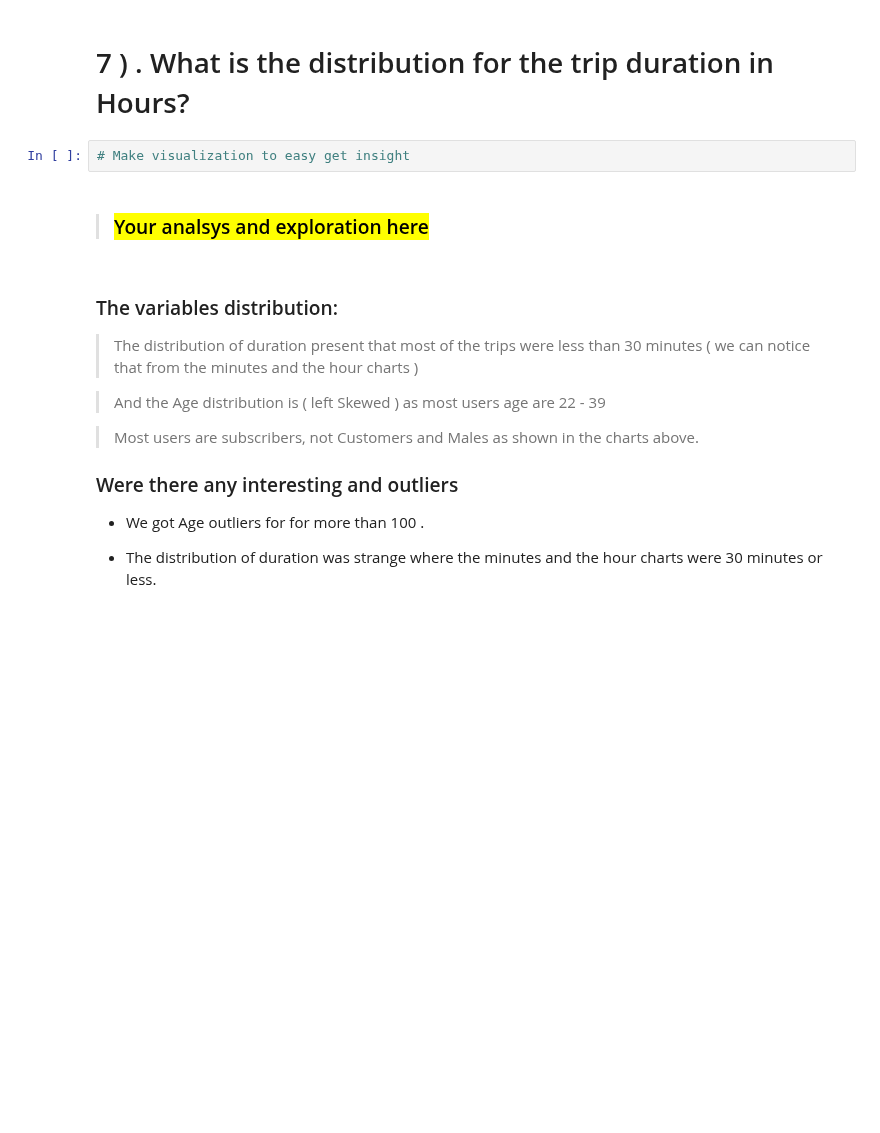
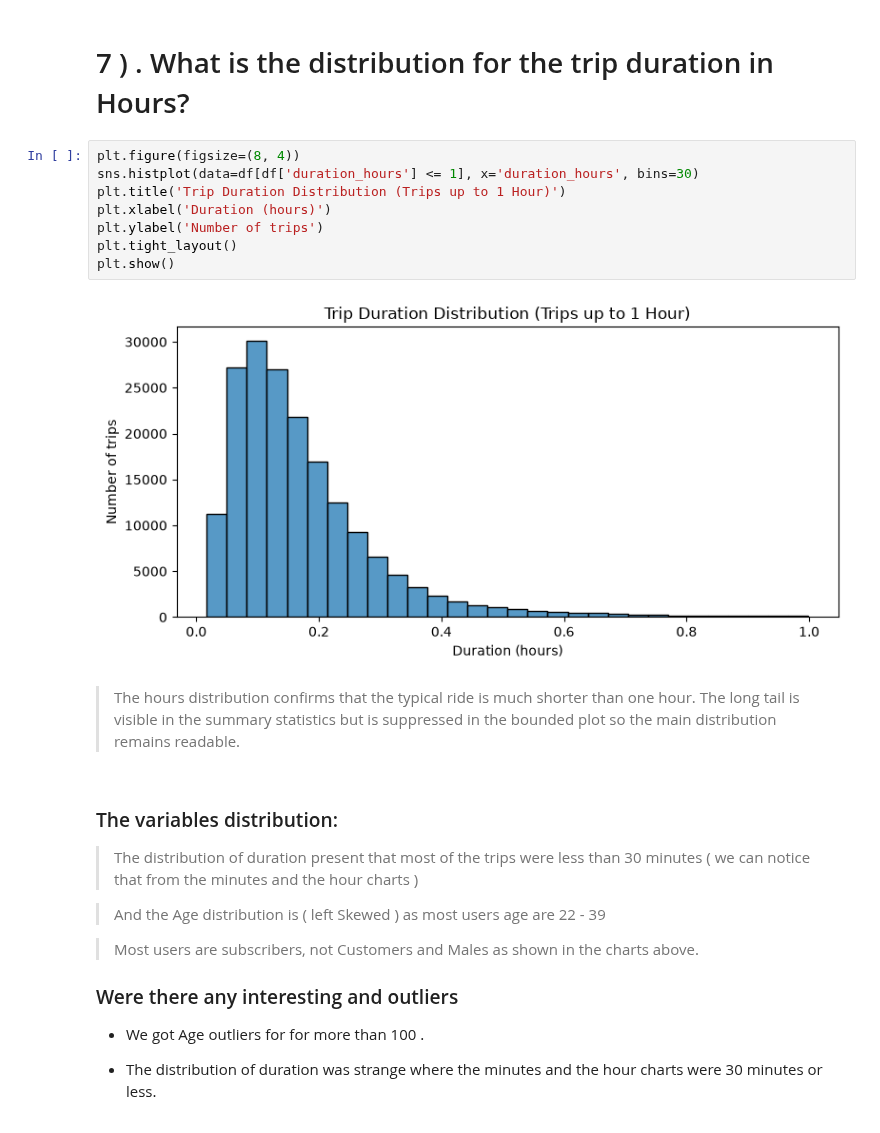
Before and after one commit to Mohamad-Hisham/ML-DEPI, a Jupyter notebook: src/DA/Final project/datasciece-Final-Project.ipynb, the cells around one changed output. Saved outputs shown, nothing was run; the diff lists cells and outputs as text; blank space fills up the shorter version.

```diff
--- a/src/DA/Final project/datasciece-Final-Project.ipynb
+++ b/src/DA/Final project/datasciece-Final-Project.ipynb
@@ -331,9 +554,17 @@ import seaborn as sns
 # %% [markdown]
 # <a id="7">    7 )  . What is the distribution for the trip duration in Hours?  </a>
 # %%
-# Make visualization to easy get insight
+plt.figure(figsize=(8, 4))
+sns.histplot(data=df[df['duration_hours'] <= 1], x='duration_hours', bins=30)
+plt.title('Trip Duration Distribution (Trips up to 1 Hour)')
+plt.xlabel('Duration (hours)')
+plt.ylabel('Number of trips')
+plt.tight_layout()
+plt.show()
+# %% [output]
+[figure, added]
 # %% [markdown]
-> ### <mark>Your analsys and exploration here </mark>
+> The hours distribution confirms that the typical ride is much shorter than one hour. The long tail is visible in the summary statistics but is suppressed in the bounded plot so the main distribution remains readable.
 # %% [markdown]
 ### The variables distribution:
 
```
Also changed, not shown: parts of 61 cells of this notebook, 5 other files.
